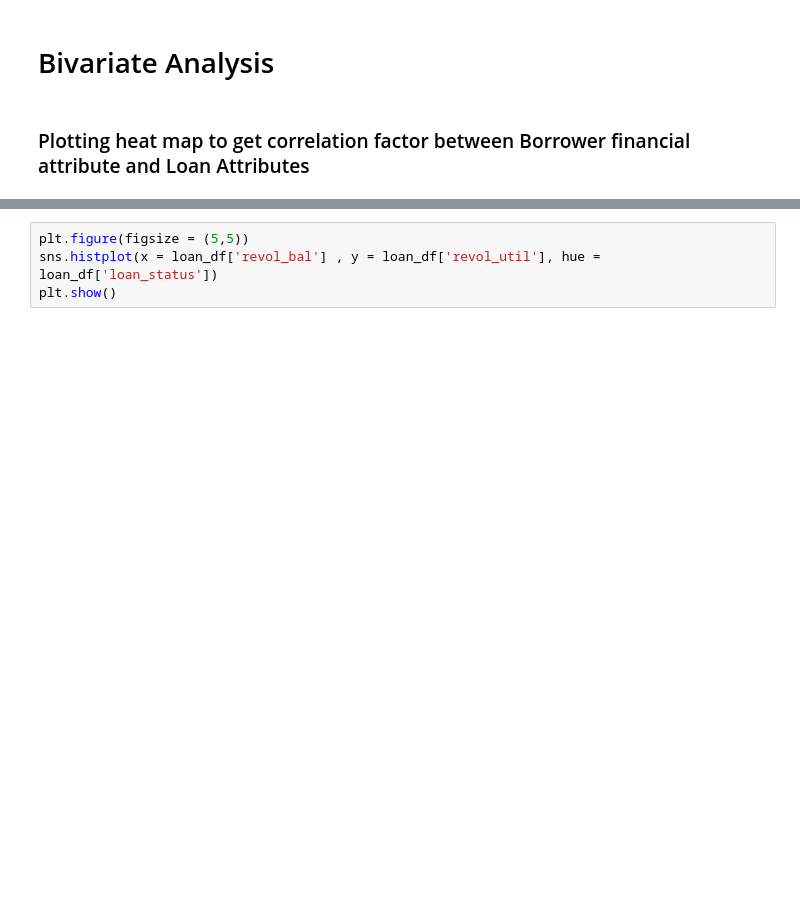
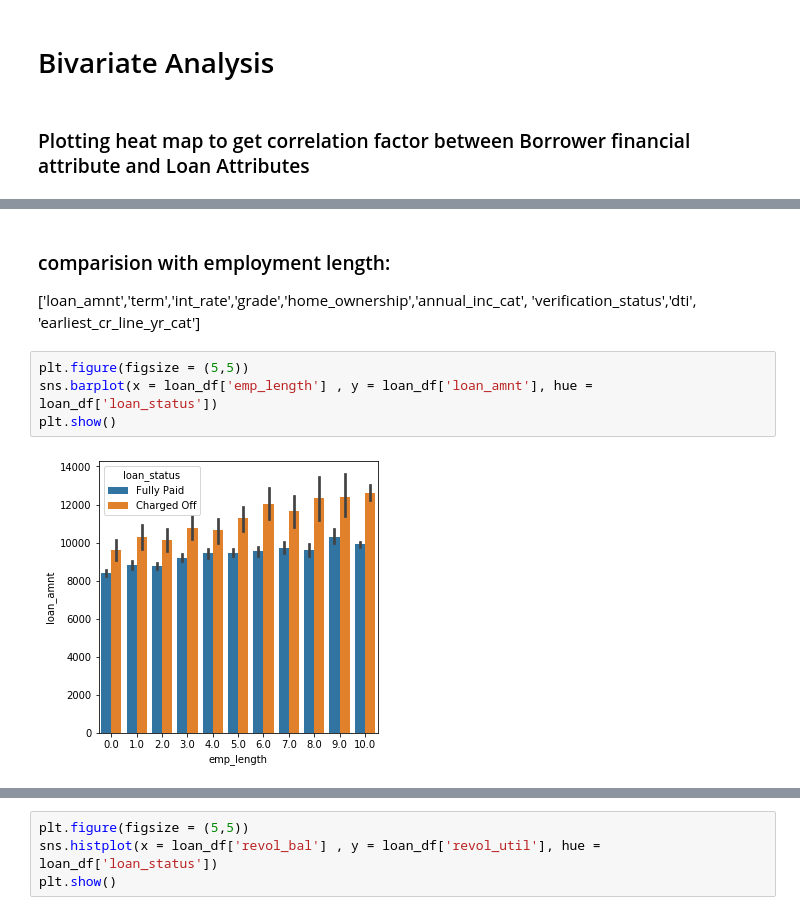
Before and after one commit to rickym99/lendingclub_casestudy, a Jupyter notebook: LCCS-Test.ipynb, the cells around one changed output, grey strips where cells are left out. Cells and saved outputs as stored; diff of their text form; blank space fills up the shorter version.

Commit message:
lending_club_v06_with_graphsfor_Bivariate

```diff
--- a/LCCS-Test.ipynb
+++ b/LCCS-Test.ipynb
@@ -1097,0 +1108,9 @@ dtype: object
+# %% [markdown]
+### comparision with employment length:
+['loan_amnt','term','int_rate','grade','home_ownership','annual_inc_cat', 'verification_status','dti', 'earliest_cr_line_yr_cat']
+# %%
+plt.figure(figsize = (5,5))
+sns.barplot(x = loan_df['emp_length'] , y = loan_df['loan_amnt'], hue = loan_df['loan_status'])
+plt.show()
+# %% [output]
+[figure, added]
```
Also changed, not shown: parts of 53 cells of this notebook.
